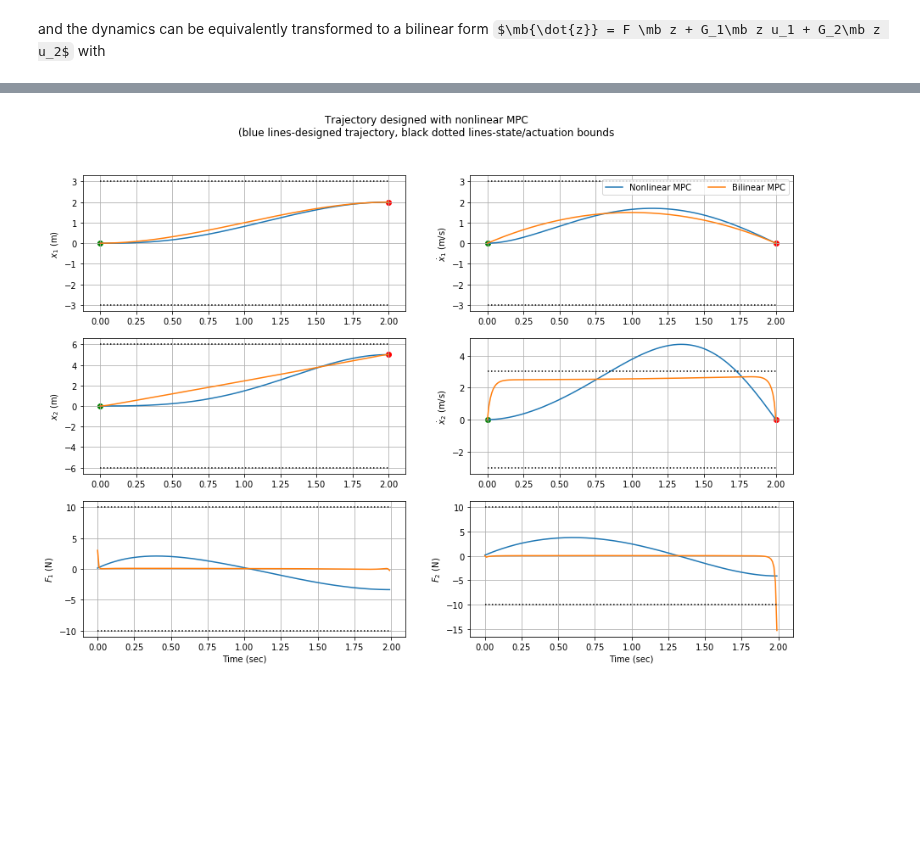
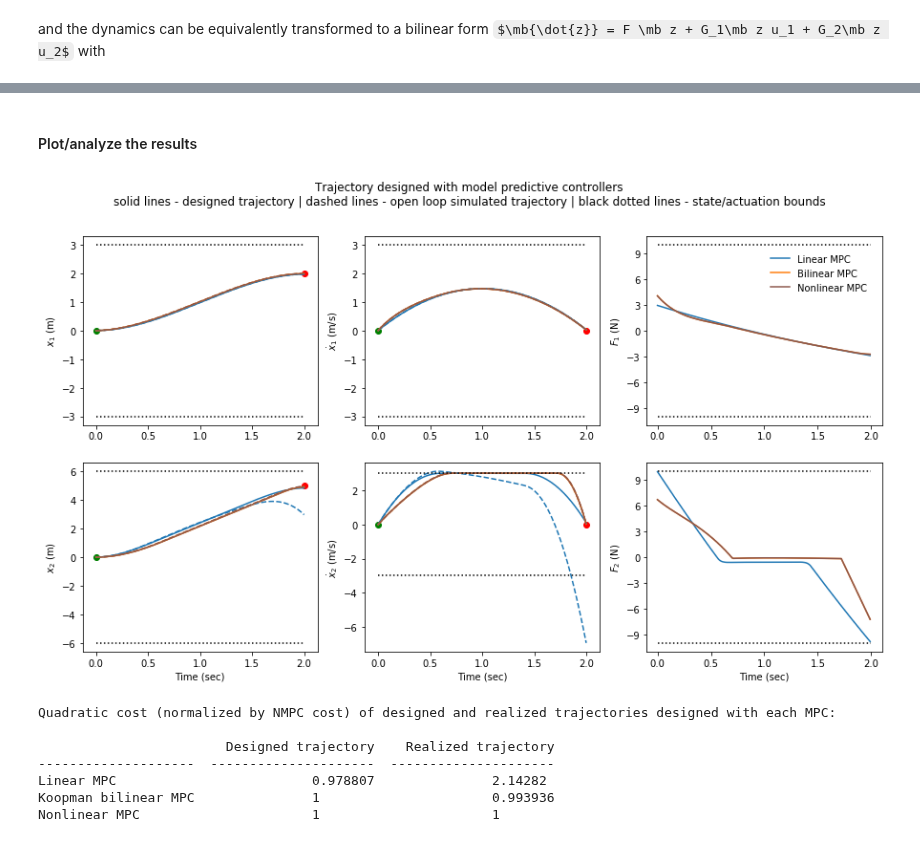
Before and after one commit to Cafolkes/koopman_learning_and_control, a Jupyter notebook: bilinearizable_sys_closed_loop.ipynb, the cells around one changed output, grey strips where cells are left out. Saved outputs shown, nothing was run; the diff lists cells and outputs as text; code cells hidden in the pictures; some formulas as TeX source; blank space fills up the shorter version.

```diff
--- a/bilinearizable_sys_closed_loop.ipynb
+++ b/bilinearizable_sys_closed_loop.ipynb
@@ -294,4 +266,4 @@ show()
 # %%
-#from koopman_core.controllers import BilinearMPCController
+from koopman_core.controllers import MPCController
 
-#controller_koop = BilinearMPCController(koop_bilinear_sys, traj_length, dt, umin, umax, xmin, xmax, np.zeros_like(Q_mpc), R_mpc, Q_mpc, set_pt)
+controller_lmpc = MPCController(linearized_sys, traj_length, dt, umin, umax, xmin, xmax, np.zeros_like(Q_mpc), R_mpc, Q_mpc, set_pt)
@@ -309,35 +311,84 @@ xr_koop, ur_koop = controller_koop.gen_trajectory(x0,0.)
+# %%
+from koopman_core.controllers import OpenLoopController
+t_eval = np.arange(0,traj_length+1)*dt
+ol_controller_lmpc = OpenLoopController(finite_dim_koop_sys, ur_lmpc.T, t_eval[:-1])
+xs_lmpc, us_lmpc = finite_dim_koop_sys.simulate(x0, ol_controller_lmpc, t_eval)
+xs_lmpc, us_lmpc = xs_lmpc.T, us_lmpc.T
+
+ol_controller_knmpc = OpenLoopController(finite_dim_koop_sys, ur_knmpc.T, t_eval[:-1])
+xs_knmpc, us_knmpc = finite_dim_koop_sys.simulate(x0, ol_controller_knmpc, t_eval)
+xs_knmpc, us_knmpc = xs_knmpc.T, us_knmpc.T
+
+ol_controller_nmpc = OpenLoopController(finite_dim_koop_sys, ur_nmpc.T, t_eval[:-1])
+xs_nmpc, us_nmpc = finite_dim_koop_sys.simulate(x0, ol_controller_nmpc, t_eval)
+xs_nmpc, us_nmpc = xs_nmpc.T, us_nmpc.T
+# %% [markdown]
+#### Plot/analyze the results
 # %%
 import matplotlib.pyplot as plt
+from matplotlib.ticker import MaxNLocator
+from tabulate import tabulate
+
 t_eval = np.arange(0,traj_length+1)*dt
 plot_inds = [0, 2, 1, 3, 0, 1]
+subplot_inds = [1, 2, 4, 5, 3, 6]
 labels = ['$x_1$ (m)', '$x_2$ (m)', '$\\dot{x}_1$ (m/s)','$\\dot{x}_2$ (m/s)','$F_1$ (N)','$F_2$ (N)']
+colors = ['tab:blue', 'tab:orange', 'tab:brown']
 
-plt.figure(figsize=(15,10))
-plt.suptitle('Trajectory designed with nonlinear MPC\n(blue lines-designed trajectory, black dotted lines-state/actuation bounds')
+plt.figure(figsize=(15,8))
+plt.suptitle('Trajectory designed with model predictive controllers\nsolid lines - designed trajectory | dashed lines - open loop simulated trajectory | black dotted lines - state/actuation bounds')
 for ii in range(6):
     ind = plot_inds[ii]
     if ii < 4:
-        plt.subplot(3,2,ii+1)
-        plt.plot(t_eval, xr_cl[ind,:], label='Nonlinear MPC')
-        plt.plot(t_eval, xr_koop[ind,:], label='Bilinear MPC')
+        plt.subplot(2,3,subplot_inds[ii])
+        plt.plot(t_eval, xr_lmpc[ind,:], colors[0], label='Linear MPC')
+        plt.plot(t_eval, xr_knmpc[ind, :], colors[1], label='Bilinear MPC')
+        plt.plot(t_eval, xr_nmpc[ind,:], colors[2], label='Nonlinear MPC')
+
+        plt.plot(t_eval, xs_lmpc[ind,:], '--', color=colors[0])
+        plt.plot(t_eval, xs_knmpc[ind, :], '--', color=colors[1])
+        plt.plot(t_eval, xs_nmpc[ind,:], '--', color=colors[2])
+
         plt.plot([0, 2.], [xmax[ind], xmax[ind]], ':k')
         plt.plot([0, 2.], [xmin[ind], xmin[ind]], ':k')
         plt.scatter(t_eval[0], x0[ind], color='g')
         plt.scatter(t_eval[-1], set_pt[ind], color='r')
         plt.ylabel(labels[ind])
-        plt.grid()
-        if ii==1:
-            plt.legend(loc='upper right', ncol=3)
     else:
-        plt.subplot(3,2,ii+1)
-        plt.plot(t_eval[:-1],ur_cl[ind,:])
-        plt.plot(t_eval[:-1],ur_koop[ind,:])
+        ax = plt.subplot(2,3,subplot_inds[ii])
+        plt.plot(t_eval[:-1],ur_lmpc[ind,:], color=colors[0], label='Linear MPC')
+        plt.plot(t_eval[:-1], ur_knmpc[ind, :], color=colors[1], label='Bilinear MPC')
+        plt.plot(t_eval[:-1],ur_nmpc[ind,:], color=colors[2], label='Nonlinear MPC')
         plt.plot([0, 2.], [umax[ind], umax[ind]], ':k')
         plt.plot([0, 2.], [umin[ind], umin[ind]], ':k')
         plt.ylabel(labels[ii])
+        ax.yaxis.set_major_locator(MaxNLocator(integer=True))
+        if subplot_inds[ii]==3:
+            plt.legend(loc='upper right', bbox_to_anchor=(0.975, 0.95), frameon=False)
+    if subplot_inds[ii] == 4 or subplot_inds[ii] == 5 or subplot_inds[ii] == 6:
         plt.xlabel('Time (sec)')
-        plt.grid()
 
 plt.show()
+
+cost_ref_lmpc = xr_lmpc[:,-1].T@Q_mpc@xr_lmpc[:,-1] + np.sum(np.diag(ur_lmpc.T@R_mpc@ur_lmpc))
+cost_ref_knmpc = xr_knmpc[:,-1].T@Q_mpc@xr_knmpc[:,-1] + np.sum(np.diag(ur_knmpc.T@R_mpc@ur_knmpc))
+cost_ref_nmpc = xr_nmpc[:,-1].T@Q_mpc@xr_nmpc[:,-1] + np.sum(np.diag(ur_nmpc.T@R_mpc@ur_nmpc))
+
+cost_ol_lmpc = xs_lmpc[:,-1].T@Q_mpc@xs_lmpc[:,-1] + np.sum(np.diag(ur_lmpc.T@R_mpc@ur_lmpc))
+cost_ol_knmpc = xs_knmpc[:,-1].T@Q_mpc@xs_knmpc[:,-1] + np.sum(np.diag(ur_knmpc.T@R_mpc@ur_knmpc))
+cost_ol_nmpc = xs_nmpc[:,-1].T@Q_mpc@xs_nmpc[:,-1] + np.sum(np.diag(ur_nmpc.T@R_mpc@ur_nmpc))
+
+print('Quadratic cost (normalized by NMPC cost) of designed and realized trajectories designed with each MPC:\n')
+print(tabulate([['Linear MPC', cost_ref_lmpc/cost_ref_nmpc, cost_ol_lmpc/cost_ol_nmpc],
+                ['Koopman bilinear MPC', cost_ref_knmpc/cost_ref_nmpc, cost_ol_knmpc/cost_ol_nmpc],
+                ['Nonlinear MPC', 1, 1]],
+               headers=['Designed trajectory', 'Realized trajectory']))
 # %% [output]
-[figure, old version]
+[figure, new version]
+Quadratic cost (normalized by NMPC cost) of designed and realized trajectories designed with each MPC:
+
+                        Designed trajectory    Realized trajectory
+--------------------  ---------------------  ---------------------
+Linear MPC                         0.978807               2.14282
+Koopman bilinear MPC               1                      0.993936
+Nonlinear MPC                      1                      1
```
Also changed, not shown: parts of 41 cells of this notebook, 3 other files.
